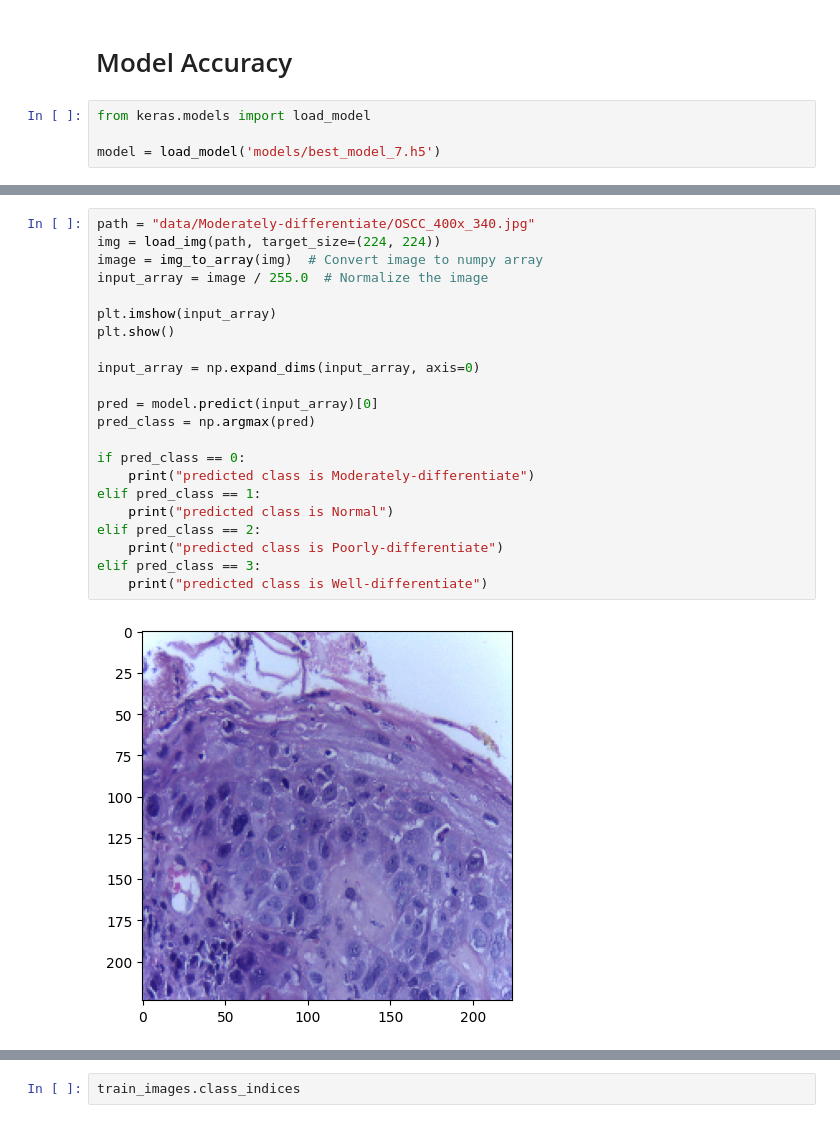
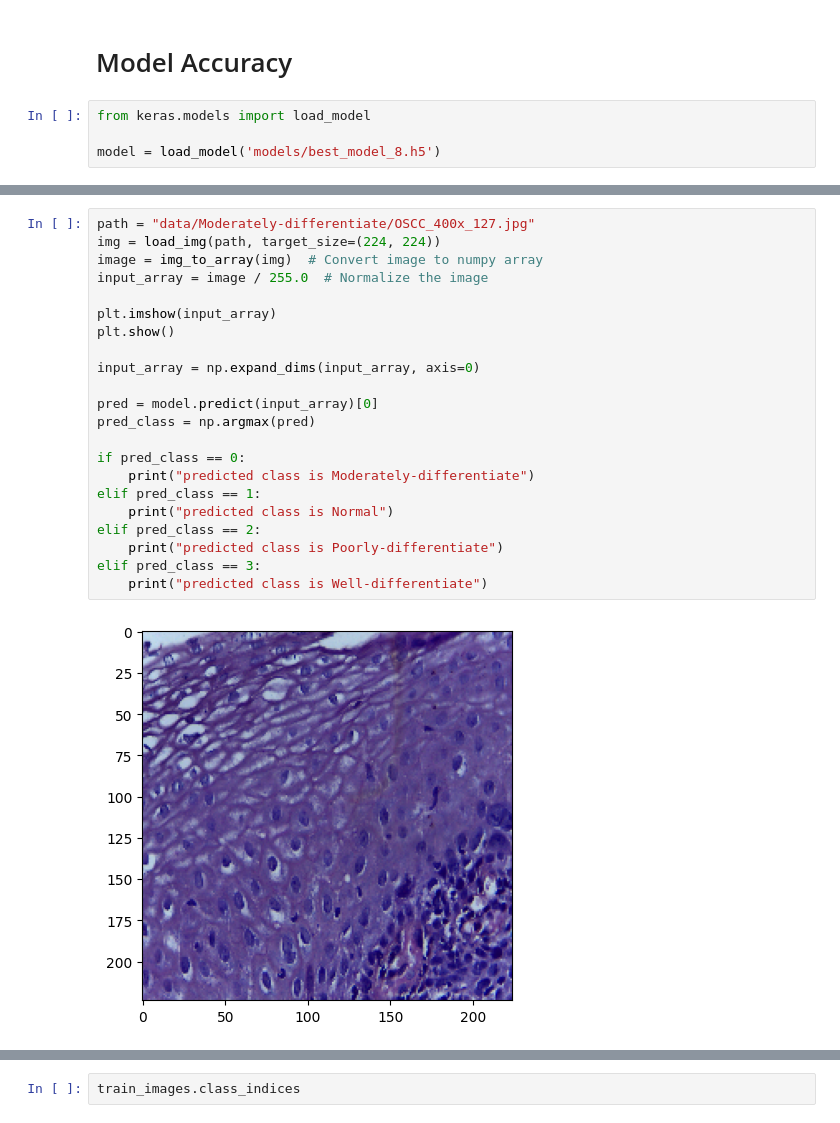
Before and after one commit to BawanthaPerera99/FYP-backend, a Jupyter notebook: cancer_staging-3.ipynb, the cells around one changed output, grey strips where cells are left out. Drawn from its saved outputs; the diff is of its cells as text.

```diff
--- a/cancer_staging-3.ipynb
+++ b/cancer_staging-3.ipynb
@@ -256,7 +272,7 @@ plt.show
 # %%
 from keras.models import load_model
 
-model = load_model('models/best_model_7.h5')
+model = load_model('models/best_model_8.h5')
 # %%
 acc = model.evaluate(test_images)[1]
 print(f"the accuracy of the model is {acc*100} %")
@@ -266,24 +282,24 @@ the accuracy of the model is 52.419352531433105 %
 # %%
-path = "data/Moderately-differentiate/OSCC_400x_340.jpg"
+path = "data/Moderately-differentiate/OSCC_400x_127.jpg"
 img = load_img(path, target_size=(224, 224))
 image = img_to_array(img)  # Convert image to numpy array
 input_array = image / 255.0  # Normalize the image
 
 plt.imshow(input_array)
 plt.show()
 
 input_array = np.expand_dims(input_array, axis=0)
 
 pred = model.predict(input_array)[0]
 pred_class = np.argmax(pred)
 
 if pred_class == 0:
     print("predicted class is Moderately-differentiate")
 elif pred_class == 1:
     print("predicted class is Normal")
 elif pred_class == 2:
     print("predicted class is Poorly-differentiate")
 elif pred_class == 3:
     print("predicted class is Well-differentiate")
 # %% [output]
-[figure, old version]
+[figure, new version]
```
Also changed, not shown: parts of 5 cells of this notebook, 2 other files.
